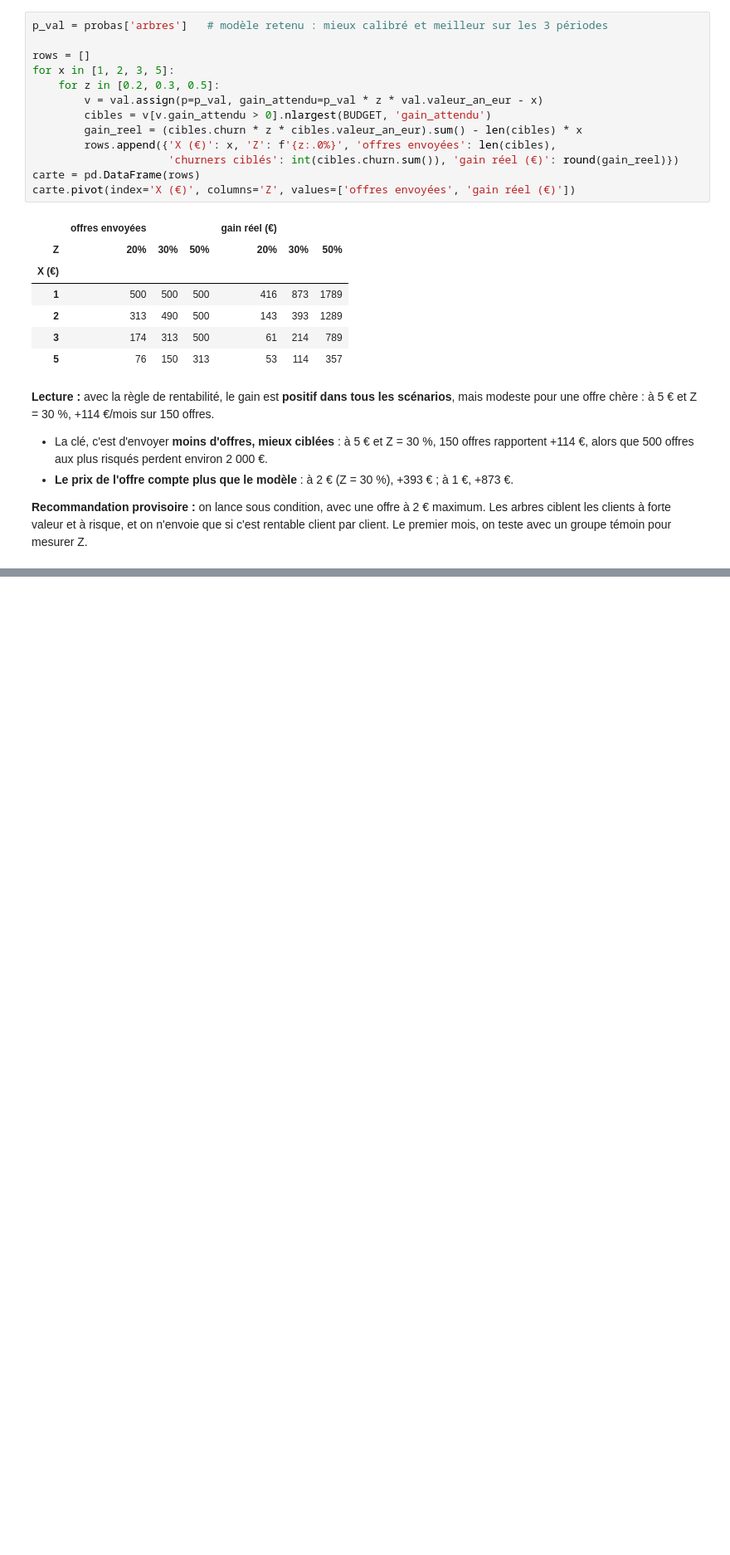
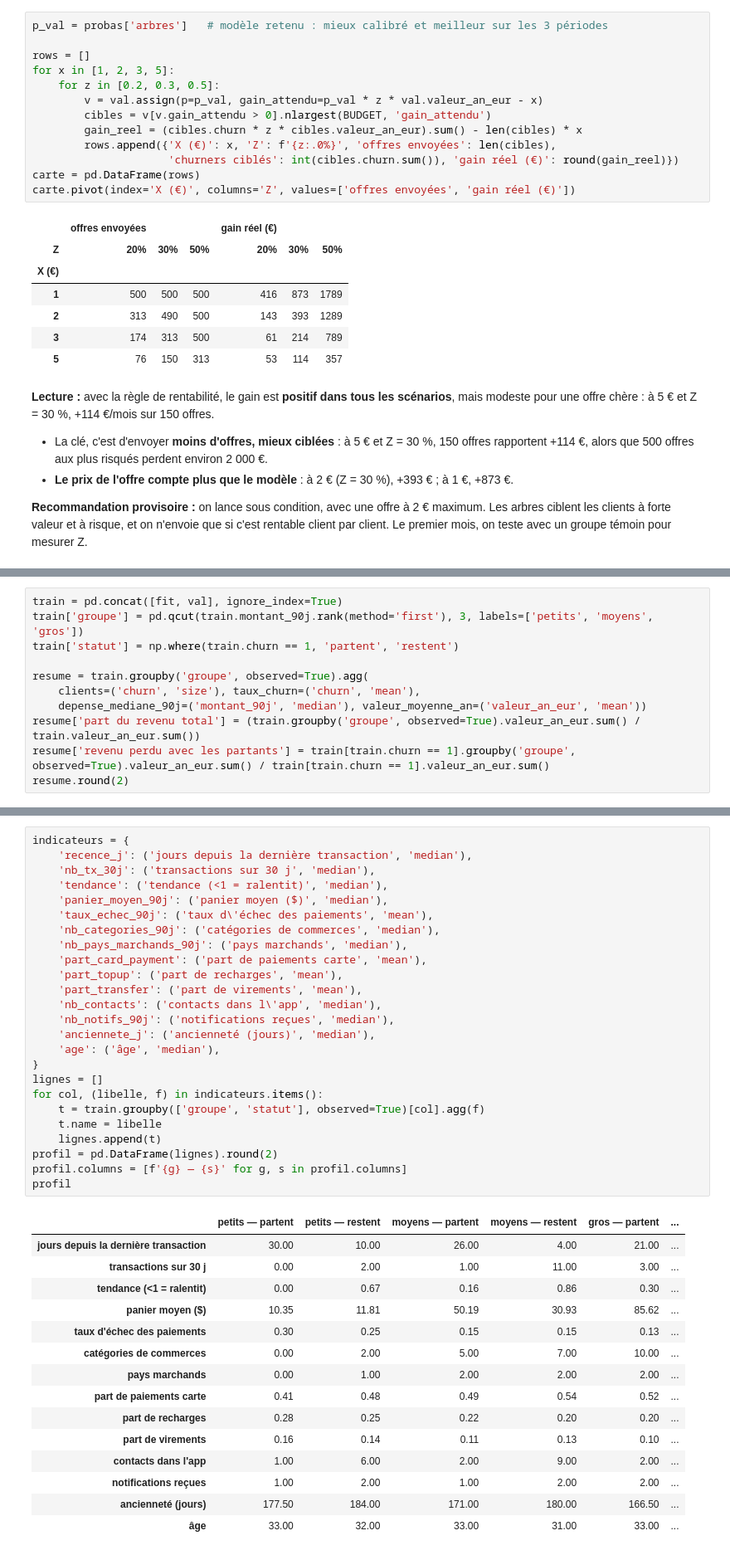
Before and after one commit to jmalherbe-albertpolimi/churn-revolut, a Jupyter notebook: brouillon_julien.ipynb, the cells around one changed output, grey strips where cells are left out. Shown at 83% size. Drawn from its saved outputs; the diff is of its cells as text; blank space fills up the shorter version.

```diff
--- a/brouillon_julien.ipynb
+++ b/brouillon_julien.ipynb
@@ -370,0 +676,11 @@ carte.pivot(index='X (€)', columns='Z', values=['offres envoyées', 'gain rée
+# %%
+train = pd.concat([fit, val], ignore_index=True)
+train['groupe'] = pd.qcut(train.montant_90j.rank(method='first'), 3, labels=['petits', 'moyens', 'gros'])
+train['statut'] = np.where(train.churn == 1, 'partent', 'restent')
+
+resume = train.groupby('groupe', observed=True).agg(
+    clients=('churn', 'size'), taux_churn=('churn', 'mean'),
+    depense_mediane_90j=('montant_90j', 'median'), valeur_moyenne_an=('valeur_an_eur', 'mean'))
+resume['part du revenu total'] = (train.groupby('groupe', observed=True).valeur_an_eur.sum() / train.valeur_an_eur.sum())
+resume['revenu perdu avec les partants'] = train[train.churn == 1].groupby('groupe', observed=True).valeur_an_eur.sum() / train[train.churn == 1].valeur_an_eur.sum()
+resume.round(2)
@@ -370,0 +693,41 @@ carte.pivot(index='X (€)', columns='Z', values=['offres envoyées', 'gain rée
+# %%
+indicateurs = {
+    'recence_j': ('jours depuis la dernière transaction', 'median'),
+    'nb_tx_30j': ('transactions sur 30 j', 'median'),
+    'tendance': ('tendance (<1 = ralentit)', 'median'),
+    'panier_moyen_90j': ('panier moyen ($)', 'median'),
+    'taux_echec_90j': ('taux d\'échec des paiements', 'mean'),
+    'nb_categories_90j': ('catégories de commerces', 'median'),
+    'nb_pays_marchands_90j': ('pays marchands', 'median'),
+    'part_card_payment': ('part de paiements carte', 'mean'),
+    'part_topup': ('part de recharges', 'mean'),
+    'part_transfer': ('part de virements', 'mean'),
+    'nb_contacts': ('contacts dans l\'app', 'median'),
+    'nb_notifs_90j': ('notifications reçues', 'median'),
+    'anciennete_j': ('ancienneté (jours)', 'median'),
+    'age': ('âge', 'median'),
+}
+lignes = []
+for col, (libelle, f) in indicateurs.items():
+    t = train.groupby(['groupe', 'statut'], observed=True)[col].agg(f)
+    t.name = libelle
+    lignes.append(t)
+profil = pd.DataFrame(lignes).round(2)
+profil.columns = [f'{g} — {s}' for g, s in profil.columns]
+profil
+# %% [output]
+|  | petits — partent | petits — restent | moyens — partent | moyens — restent | gros — partent | ... |
+| jours depuis la dernière transaction | 30.00 | 10.00 | 26.00 | 4.00 | 21.00 | ... |
+| transactions sur 30 j | 0.00 | 2.00 | 1.00 | 11.00 | 3.00 | ... |
+| tendance (<1 = ralentit) | 0.00 | 0.67 | 0.16 | 0.86 | 0.30 | ... |
+| panier moyen ($) | 10.35 | 11.81 | 50.19 | 30.93 | 85.62 | ... |
+| taux d'échec des paiements | 0.30 | 0.25 | 0.15 | 0.15 | 0.13 | ... |
+| catégories de commerces | 0.00 | 2.00 | 5.00 | 7.00 | 10.00 | ... |
+| pays marchands | 0.00 | 1.00 | 2.00 | 2.00 | 2.00 | ... |
+| part de paiements carte | 0.41 | 0.48 | 0.49 | 0.54 | 0.52 | ... |
+| part de recharges | 0.28 | 0.25 | 0.22 | 0.20 | 0.20 | ... |
+| part de virements | 0.16 | 0.14 | 0.11 | 0.13 | 0.10 | ... |
+| contacts dans l'app | 1.00 | 6.00 | 2.00 | 9.00 | 2.00 | ... |
+| notifications reçues | 1.00 | 2.00 | 1.00 | 2.00 | 2.00 | ... |
+| ancienneté (jours) | 177.50 | 184.00 | 171.00 | 180.00 | 166.50 | ... |
+| âge | 33.00 | 32.00 | 33.00 | 31.00 | 33.00 | ... |
```
Also changed, not shown: parts of 31 cells of this notebook.
